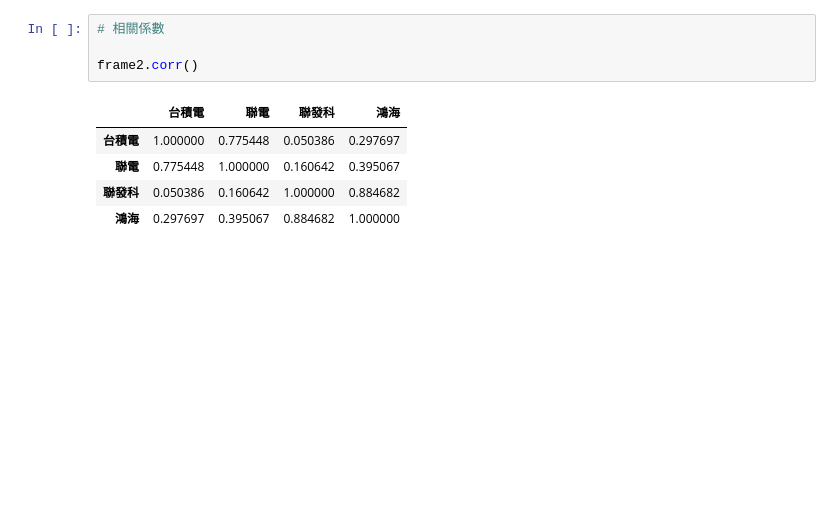
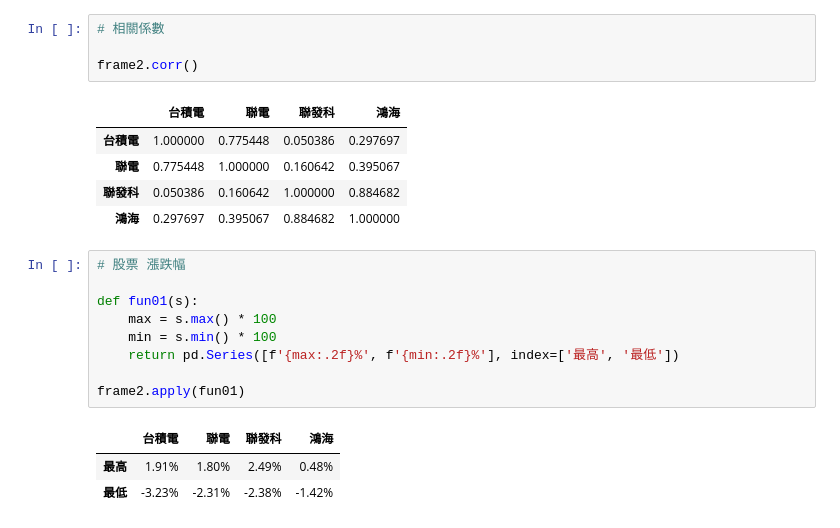
Before and after one commit to yowlc/python, a Jupyter notebook: lesson20_3.ipynb, the cells around one changed output. Drawn from its saved outputs; the diff is of its cells as text; blank space fills up the shorter version.

```diff
--- a/lesson20_3.ipynb
+++ b/lesson20_3.ipynb
@@ -177,3 +177,16 @@ frame2.corr()
 | 聯電 | 0.775448 | 1.000000 | 0.160642 | 0.395067 |
 | 聯發科 | 0.050386 | 0.160642 | 1.000000 | 0.884682 |
 | 鴻海 | 0.297697 | 0.395067 | 0.884682 | 1.000000 |
+# %%
+# 股票 漲跌幅
+
+def fun01(s):
+    max = s.max() * 100
+    min = s.min() * 100
+    return pd.Series([f'{max:.2f}%', f'{min:.2f}%'], index=['最高', '最低'])
+
+frame2.apply(fun01)
+# %% [output]
+|  | 台積電 | 聯電 | 聯發科 | 鴻海 |
+| 最高 | 1.91% | 1.80% | 2.49% | 0.48% |
+| 最低 | -3.23% | -2.31% | -2.38% | -1.42% |
```
Also changed, not shown: 1 other file.
